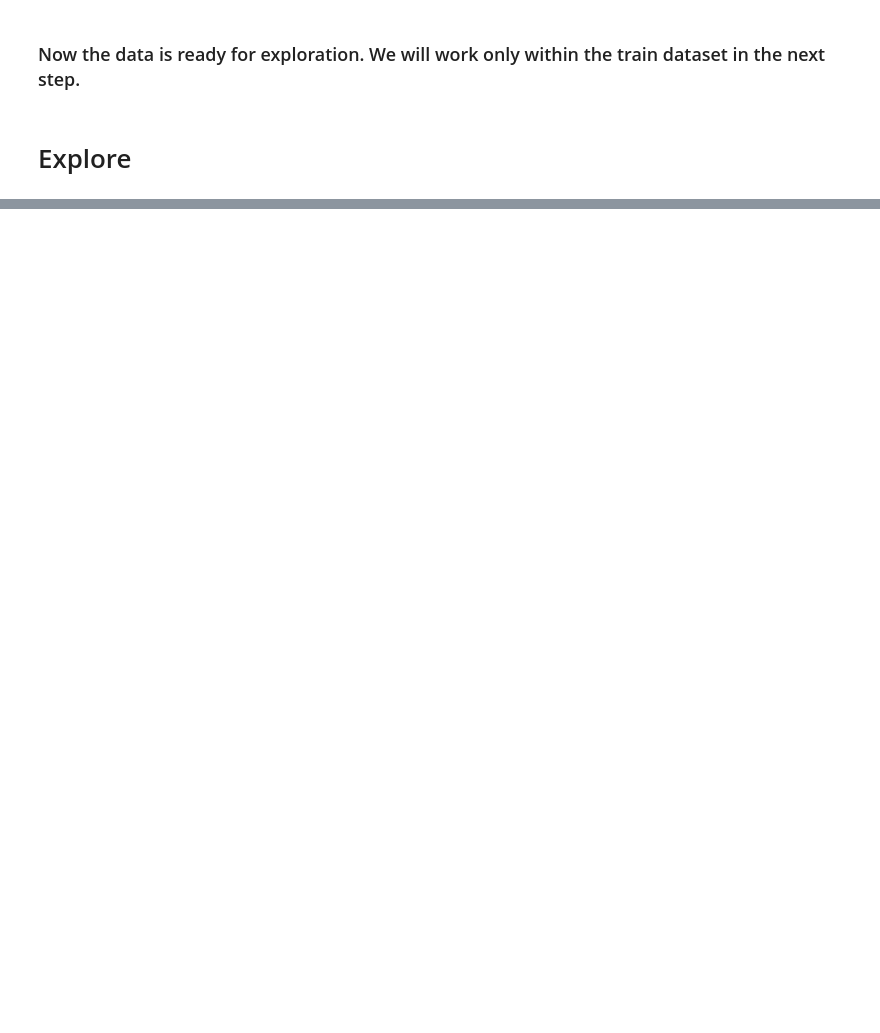
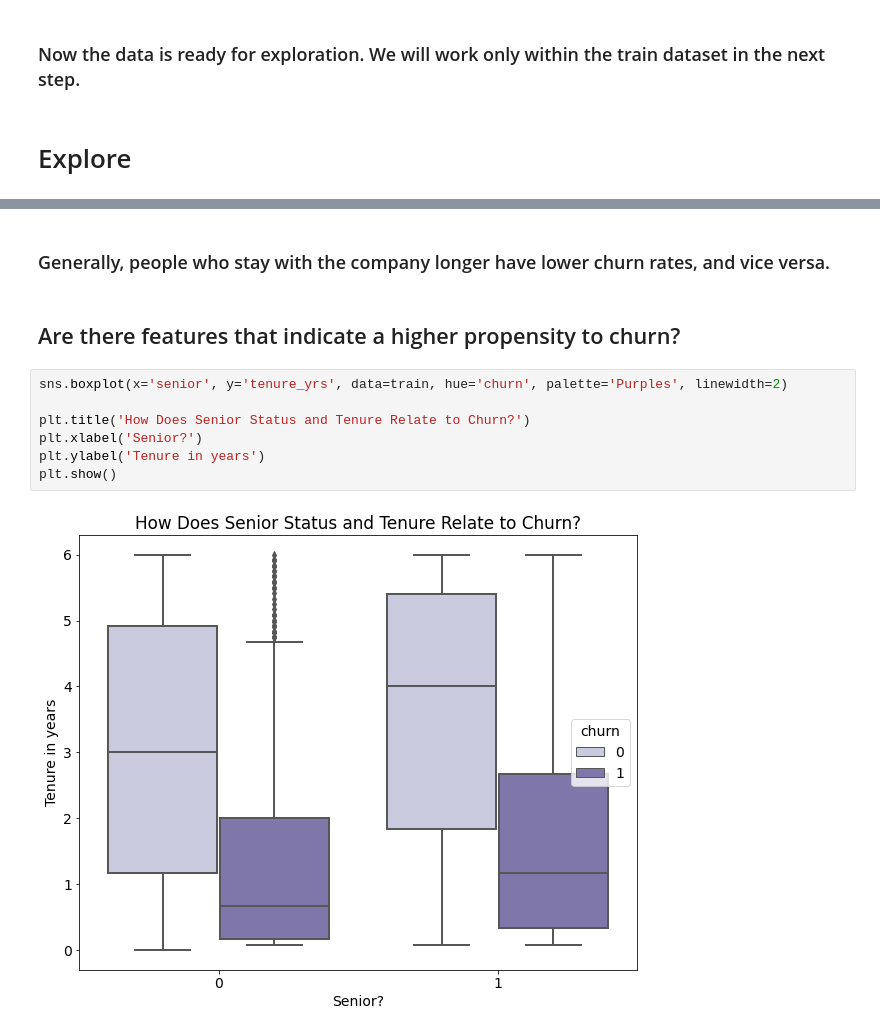
Before and after one commit to KwameTaylor/classification-project, a Jupyter notebook: telco-churn-classification-project.ipynb, the cells around one changed output, grey strips where cells are left out. Saved outputs shown, nothing was run; the diff lists cells and outputs as text; blank space fills up the shorter version.

```diff
--- a/telco-churn-classification-project.ipynb
+++ b/telco-churn-classification-project.ipynb
@@ -86,0 +258,13 @@ test (1409, 12)
+# %% [markdown]
+### Generally, people who stay with the company longer have lower churn rates, and vice versa.
+# %% [markdown]
+## Are there features that indicate a higher propensity to churn?
+# %%
+sns.boxplot(x='senior', y='tenure_yrs', data=train, hue='churn', palette='Purples', linewidth=2)
+
+plt.title('How Does Senior Status and Tenure Relate to Churn?')
+plt.xlabel('Senior?')
+plt.ylabel('Tenure in years')
+plt.show()
+# %% [output]
+[figure, added]
```
Also changed, not shown: parts of 90 cells of this notebook, 1 other file.
